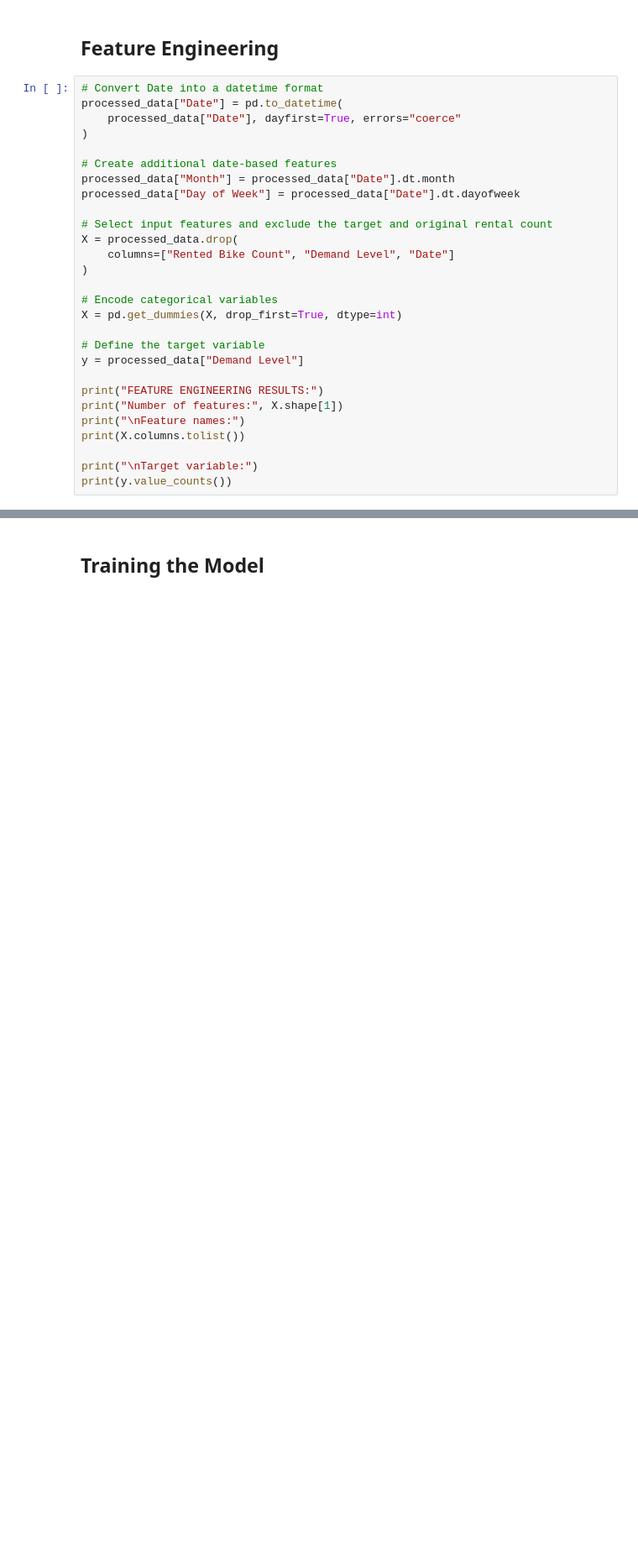
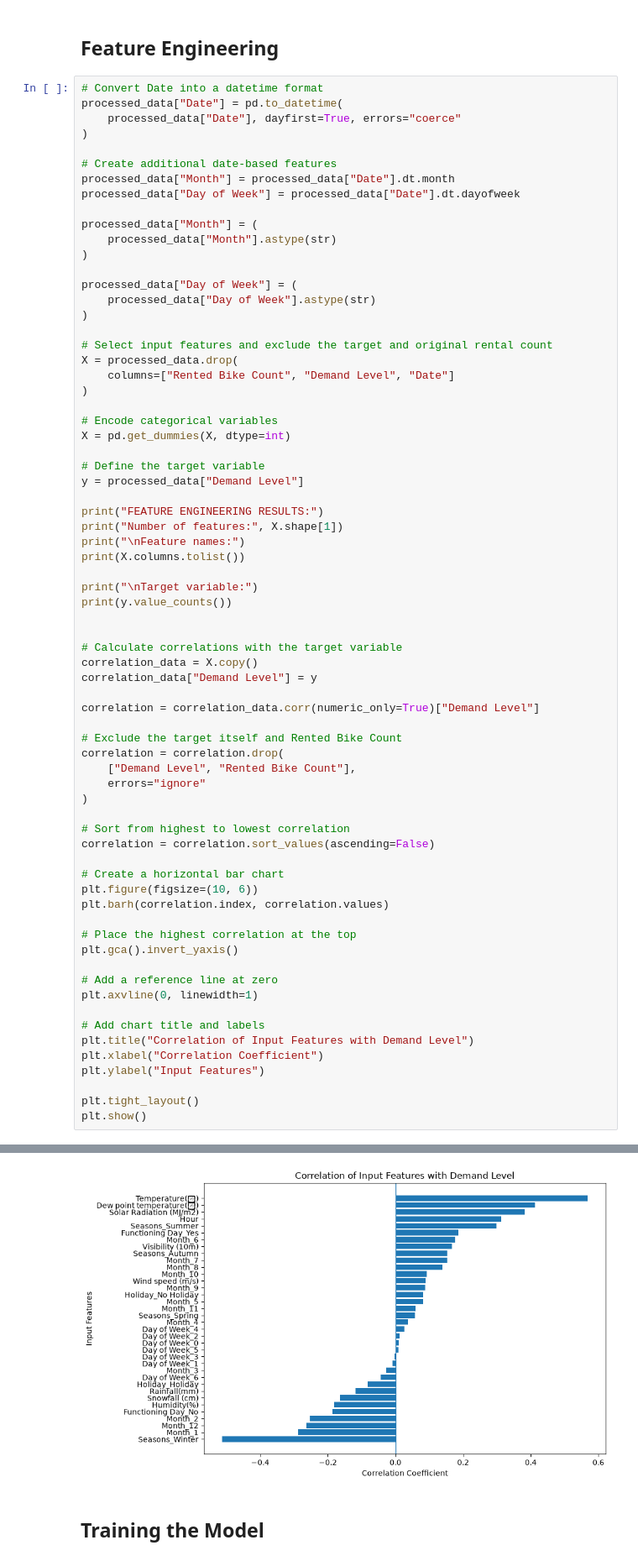
Before and after one commit to Balolloydd/intdsci-finals-project, a Jupyter notebook: final/Finals_ML_Process.ipynb, the cells around one changed output, grey strips where cells are left out. Shown at 84% size. Cells and saved outputs as stored; diff of their text form; blank space fills up the shorter version.

```diff
--- a/final/Finals_ML_Process.ipynb
+++ b/final/Finals_ML_Process.ipynb
@@ -179,13 +216,21 @@ processed_data["Date"] = pd.to_datetime(
 processed_data["Month"] = processed_data["Date"].dt.month
 processed_data["Day of Week"] = processed_data["Date"].dt.dayofweek
 
+processed_data["Month"] = (
+    processed_data["Month"].astype(str)
+)
+
+processed_data["Day of Week"] = (
+    processed_data["Day of Week"].astype(str)
+)
+
 # Select input features and exclude the target and original rental count
 X = processed_data.drop(
     columns=["Rented Bike Count", "Demand Level", "Date"]
 )
 
 # Encode categorical variables
-X = pd.get_dummies(X, drop_first=True, dtype=int)
+X = pd.get_dummies(X, dtype=int)
 
 # Define the target variable
 y = processed_data["Demand Level"]
@@ -197,5 +242,39 @@ print(X.columns.tolist())
 
 print("\nTarget variable:")
 print(y.value_counts())
+
+
+# Calculate correlations with the target variable
+correlation_data = X.copy()
+correlation_data["Demand Level"] = y
+
+correlation = correlation_data.corr(numeric_only=True)["Demand Level"]
+
+# Exclude the target itself and Rented Bike Count
+correlation = correlation.drop(
+    ["Demand Level", "Rented Bike Count"],
+    errors="ignore"
+)
+
+# Sort from highest to lowest correlation
+correlation = correlation.sort_values(ascending=False)
+
+# Create a horizontal bar chart
+plt.figure(figsize=(10, 6))
+plt.barh(correlation.index, correlation.values)
+
+# Place the highest correlation at the top
+plt.gca().invert_yaxis()
+
+# Add a reference line at zero
+plt.axvline(0, linewidth=1)
+
+# Add chart title and labels
+plt.title("Correlation of Input Features with Demand Level")
+plt.xlabel("Correlation Coefficient")
+plt.ylabel("Input Features")
+
+plt.tight_layout()
+plt.show()
 # %% [output]
 FEATURE ENGINEERING RESULTS:
@@ -206,9 +285,10 @@ Feature names:
 
 Target variable:
 Demand Level
 0    4380
 1    4380
 Name: count, dtype: int64
+[figure, added]
 # %% [markdown]
 ## Training the Model
 # %%
```
Also changed, not shown: parts of 6 cells of this notebook.
